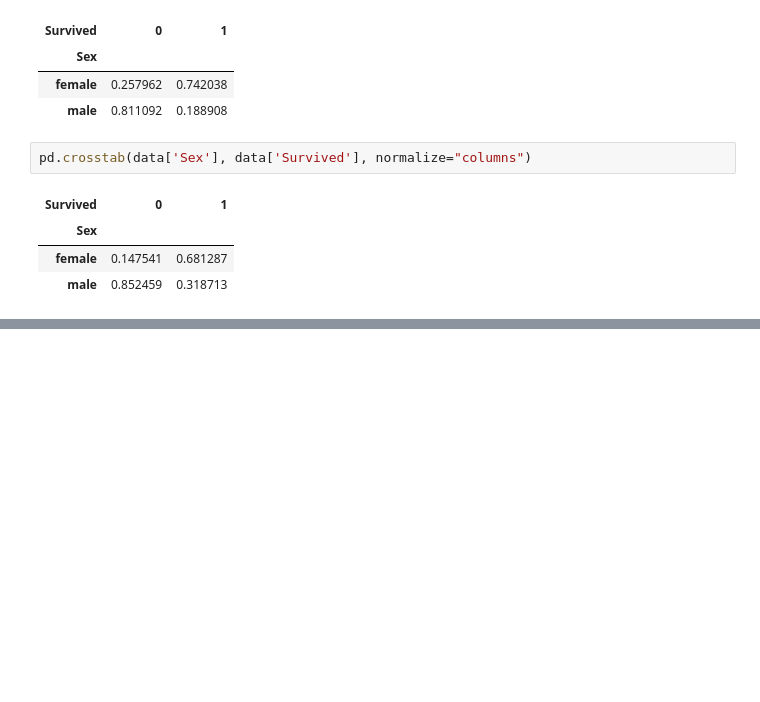
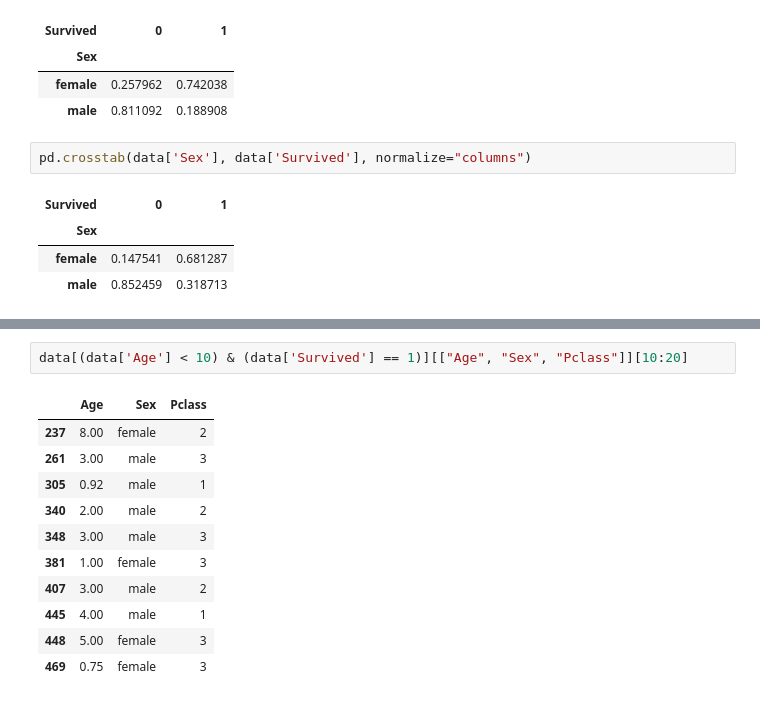
Before and after one commit to hosngholami/Learning, a Jupyter notebook: Pandas.ipynb, the cells around one changed output, grey strips where cells are left out. Drawn from its saved outputs; the diff is of its cells as text; blank space fills up the shorter version.

```diff
--- a/Pandas.ipynb
+++ b/Pandas.ipynb
@@ -143,0 +172,14 @@ data[data['Age'] <= 5][0:3]
+# %%
+data[(data['Age'] < 10) & (data['Survived'] == 1)][["Age", "Sex", "Pclass"]][10:20]
+# %% [output]
+|  | Age | Sex | Pclass |
+| 237 | 8.00 | female | 2 |
+| 261 | 3.00 | male | 3 |
+| 305 | 0.92 | male | 1 |
+| 340 | 2.00 | male | 2 |
+| 348 | 3.00 | male | 3 |
+| 381 | 1.00 | female | 3 |
+| 407 | 3.00 | male | 2 |
+| 445 | 4.00 | male | 1 |
+| 448 | 5.00 | female | 3 |
+| 469 | 0.75 | female | 3 |
```
Also changed, not shown: parts of 3 cells of this notebook.
